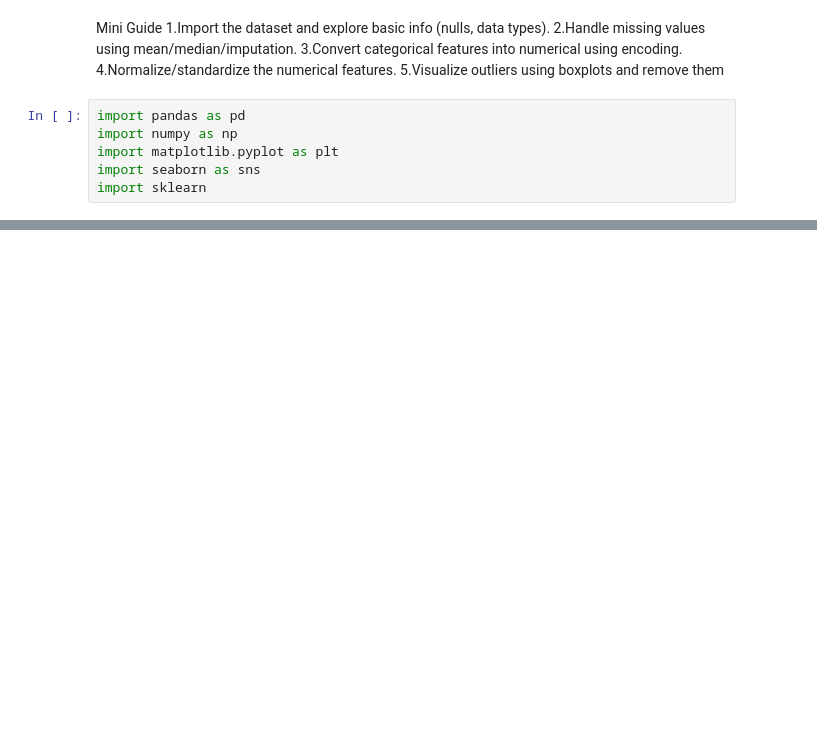
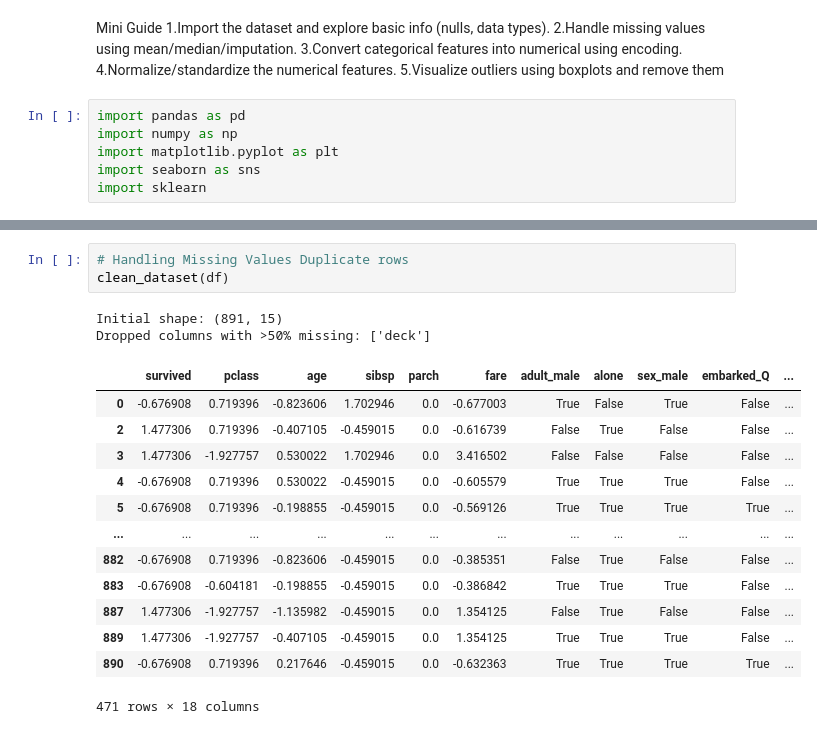
Before and after one commit to MohammadAthar786/AI_ML, a Jupyter notebook: Task1/Task1.ipynb, the cells around one changed output, grey strips where cells are left out. Cells and saved outputs as stored; diff of their text form; blank space fills up the shorter version.

```diff
--- a/Task1/Task1.ipynb
+++ b/Task1/Task1.ipynb
@@ -108,0 +300,19 @@ dtype: int64
+# %%
+# Handling Missing Values Duplicate rows
+clean_dataset(df)
+# %% [output]
+Initial shape: (891, 15)
+Dropped columns with >50% missing: ['deck']
+|  | survived | pclass | age | sibsp | parch | fare | adult_male | alone | sex_male | embarked_Q | ... |
+| 0 | -0.676908 | 0.719396 | -0.823606 | 1.702946 | 0.0 | -0.677003 | True | False | True | False | ... |
+| 2 | 1.477306 | 0.719396 | -0.407105 | -0.459015 | 0.0 | -0.616739 | False | True | False | False | ... |
+| 3 | 1.477306 | -1.927757 | 0.530022 | 1.702946 | 0.0 | 3.416502 | False | False | False | False | ... |
+| 4 | -0.676908 | 0.719396 | 0.530022 | -0.459015 | 0.0 | -0.605579 | True | True | True | False | ... |
+| 5 | -0.676908 | 0.719396 | -0.198855 | -0.459015 | 0.0 | -0.569126 | True | True | True | True | ... |
+| ... | ... | ... | ... | ... | ... | ... | ... | ... | ... | ... | ... |
+| 882 | -0.676908 | 0.719396 | -0.823606 | -0.459015 | 0.0 | -0.385351 | False | True | False | False | ... |
+| 883 | -0.676908 | -0.604181 | -0.198855 | -0.459015 | 0.0 | -0.386842 | True | True | True | False | ... |
+| 887 | 1.477306 | -1.927757 | -1.135982 | -0.459015 | 0.0 | 1.354125 | False | True | False | False | ... |
+| 889 | 1.477306 | -1.927757 | -0.407105 | -0.459015 | 0.0 | 1.354125 | True | True | True | False | ... |
+| 890 | -0.676908 | 0.719396 | 0.217646 | -0.459015 | 0.0 | -0.632363 | True | True | True | True | ... |
+471 rows × 18 columns
```
Also changed, not shown: parts of 7 cells of this notebook, 24 other files.
